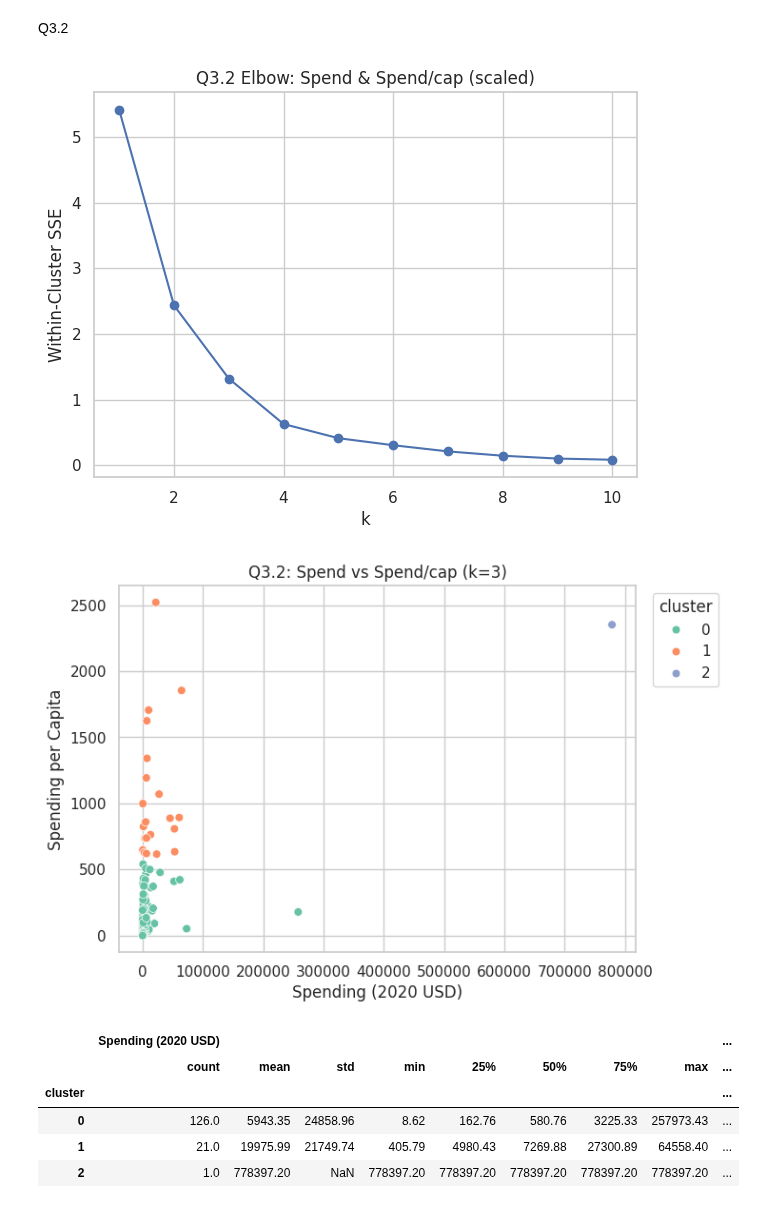
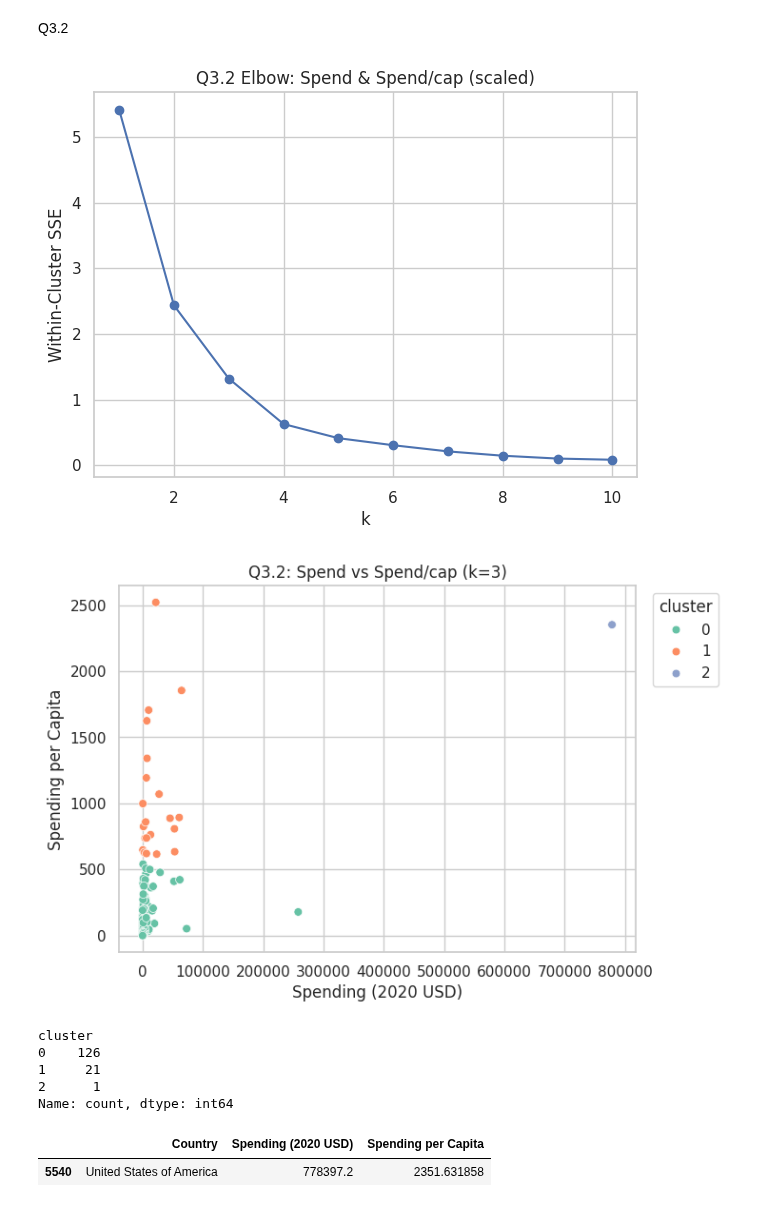
Before and after one commit to KendallFreese/clustering_assignment, a Jupyter notebook: assignment_clustering.ipynb, the cells around one changed output. Drawn from its saved outputs; the diff is of its cells as text; code cells hidden in the pictures.

```diff
--- a/assignment_clustering.ipynb
+++ b/assignment_clustering.ipynb
@@ -223,37 +221,45 @@ Q3.2
 # %%
 scaler = MinMaxScaler()
 X_ss = scaler.fit_transform(df2020[["Spending (2020 USD)", "Spending per Capita"]])
 
 # Scree elbow curve
 ks = list(range(1, 11))
 inertia_ss = []
 for k in ks:
     inertia_ss.append(KMeans(n_clusters=k, random_state=42, n_init=10).fit(X_ss).inertia_)
 plt.plot(ks, inertia_ss, marker="o")
 plt.xlabel("k"); plt.ylabel("Within-Cluster SSE"); plt.title("Q3.2 Elbow: Spend & Spend/cap (scaled)")
 plt.show()
 
 # K from elbow
 k_ss = 3
 labels_ss = KMeans(n_clusters=k_ss, random_state=42, n_init=10).fit_predict(X_ss)
 
 # Scatter of spending v. spending/capita, color by cluster
 plot_ss = df2020[["Country","Spending (2020 USD)","Spending per Capita"]].copy()
 plot_ss["cluster"] = labels_ss
 ax = sns.scatterplot(data=plot_ss, x="Spending (2020 USD)", y="Spending per Capita",
                      hue="cluster", palette="Set2", s=40)
 ax.set_title(f"Q3.2: Spend vs Spend/cap (k={k_ss})")
 plt.legend(title="cluster", bbox_to_anchor=(1.02,1), loc="upper left"); plt.show()
 
 # Describe by cluster
 plot_ss.groupby("cluster")[["Spending (2020 USD)","Spending per Capita"]].describe().round(2)
+
+# Find US
+sizes = plot_ss['cluster'].value_counts()
+print(sizes)
+
+singleton_label = sizes[sizes == 1].index[0]
+plot_ss[plot_ss['cluster'] == singleton_label][['Country','Spending (2020 USD)','Spending per Capita']]
 # %% [output]
 [figure]
 [figure]
+cluster
+0    126
+1     21
+2      1
+Name: count, dtype: int64
-|  | Spending (2020 USD) |  |  |  |  |  |  |  | ... |
-|  | count | mean | std | min | 25% | 50% | 75% | max | ... |
-| cluster |  |  |  |  |  |  |  |  | ... |
-| 0 | 126.0 | 5943.35 | 24858.96 | 8.62 | 162.76 | 580.76 | 3225.33 | 257973.43 | ... |
-| 1 | 21.0 | 19975.99 | 21749.74 | 405.79 | 4980.43 | 7269.88 | 27300.89 | 64558.40 | ... |
-| 2 | 1.0 | 778397.20 | NaN | 778397.20 | 778397.20 | 778397.20 | 778397.20 | 778397.20 | ... |
+|  | Country | Spending (2020 USD) | Spending per Capita |
+| 5540 | United States of America | 778397.2 | 2351.631858 |
 # %% [markdown]
```
Also changed, not shown: parts of 11 cells of this notebook.
